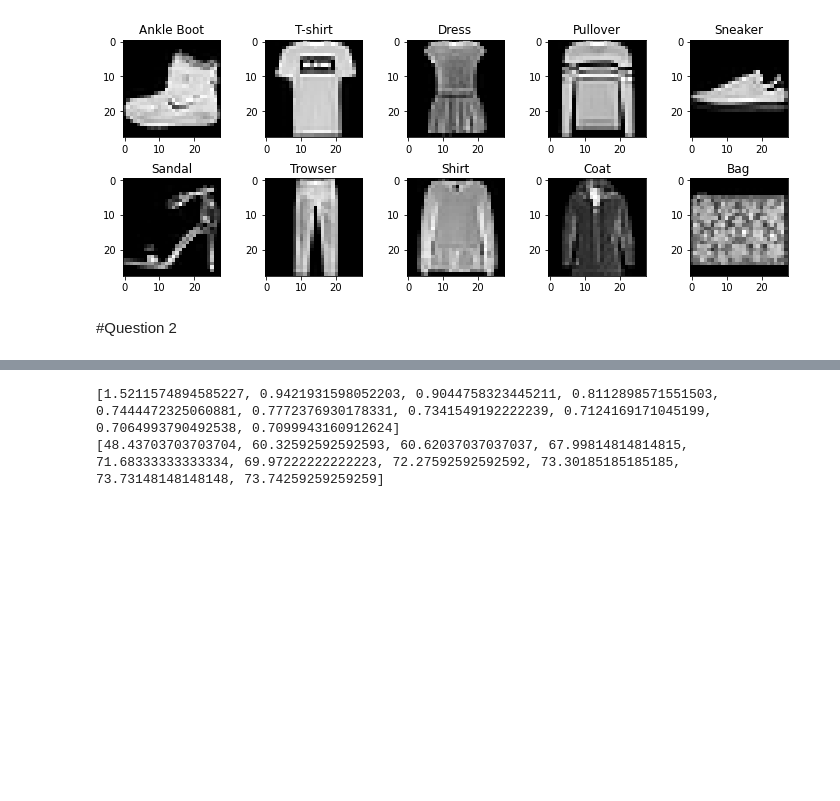
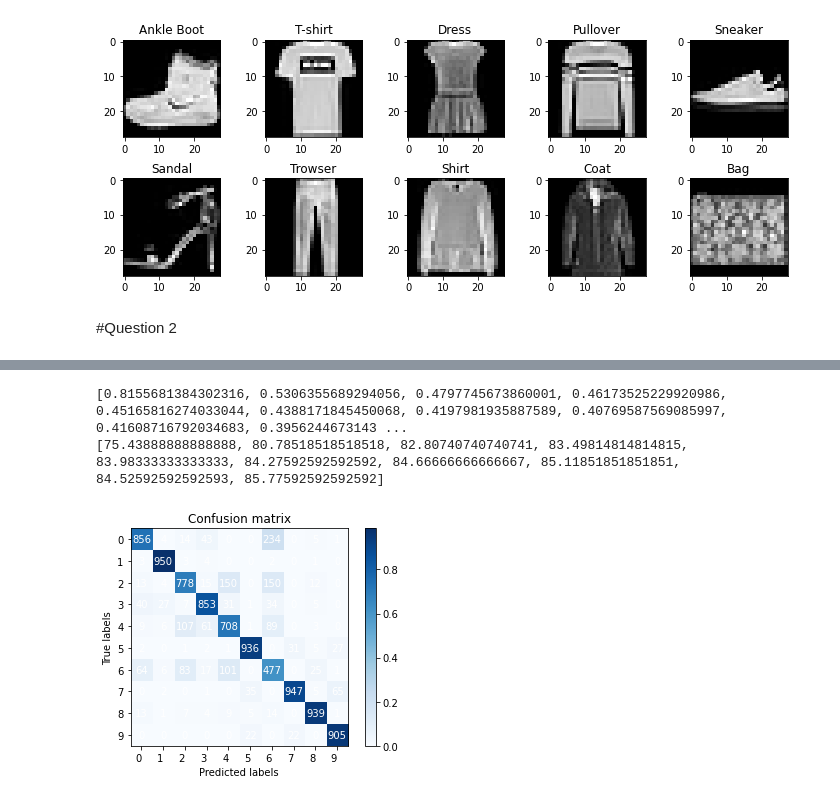
Before and after one commit to RutujKhare1/CS6910_Assignment_1, a Jupyter notebook: FDL_Assignment_1.ipynb, the cells around one changed output, grey strips where cells are left out. Cells and saved outputs as stored; diff of their text form; code cells hidden in the pictures; blank space fills up the shorter version.

```diff
--- a/FDL_Assignment_1.ipynb
+++ b/FDL_Assignment_1.ipynb
@@ -655,13 +656,13 @@ train_loss, train_acc, val_loss, val_acc = F.RMSprop()
 print(train_loss)
 print(train_acc)
 # %%
-F = feedforwardNeuralNetwork(neta = 0.05, hidden_size = 64, num_layers = 3, X_train = Xtrain, Y_train = Ytrain, X_val = X_valid, Y_val = Y_valid, activation="relu", wt_decay = 0.001)
+F = feedforwardNeuralNetwork(neta = 0.05, hidden_size = 32, num_layers = 3, X_train = Xtrain, Y_train = Ytrain, X_val = X_valid, Y_val = Y_valid, activation="sigmoid", wt_decay = 0.0)
 train_loss, train_acc, val_loss, val_acc = F.adam()
 print(train_loss)
 print(train_acc)
 # %% [output]
-[1.5211574894585227, 0.9421931598052203, 0.9044758323445211, 0.8112898571551503, 0.7444472325060881, 0.7772376930178331, 0.7341549192222239, 0.7124169171045199, 0.7064993790492538, 0.7099943160912624]
-[48.43703703703704, 60.32592592592593, 60.62037037037037, 67.99814814814815, 71.68333333333334, 69.97222222222223, 72.27592592592592, 73.30185185185185, 73.73148148148148, 73.74259259259259]
+[0.8155681384302316, 0.5306355689294056, 0.4797745673860001, 0.46173525229920986, 0.45165816274033044, 0.4388171845450068, 0.4197981935887589, 0.40769587569085997, 0.41608716792034683, 0.3956244673143 ...
+[75.43888888888888, 80.78518518518518, 82.80740740740741, 83.49814814814815, 83.98333333333333, 84.27592592592592, 84.66666666666667, 85.11851851851851, 84.52592592592593, 85.77592592592592]
 # %%
 F = feedforwardNeuralNetwork(neta = 0.005, hidden_size = 64, num_layers = 3, X_train = Xtrain, Y_train = Ytrain, X_val = X_valid, Y_val = Y_valid, activation="sigmoid")
 train_loss, train_acc, val_loss, val_acc = F.nAdam()
@@ -691,0 +777,7 @@ print(train_acc)
+# %%
+Xtest = np.reshape(X_test, (10000,784))/255
+y_pred = F.feedForward(Xtest)
+y_test_pred = np.argmax(y_pred, axis=0)
+plotConfusionMatrixUpd(y_test_pred, Y_test)
+# %% [output]
+[figure, added]
```
Also changed, not shown: parts of 9 cells of this notebook.
